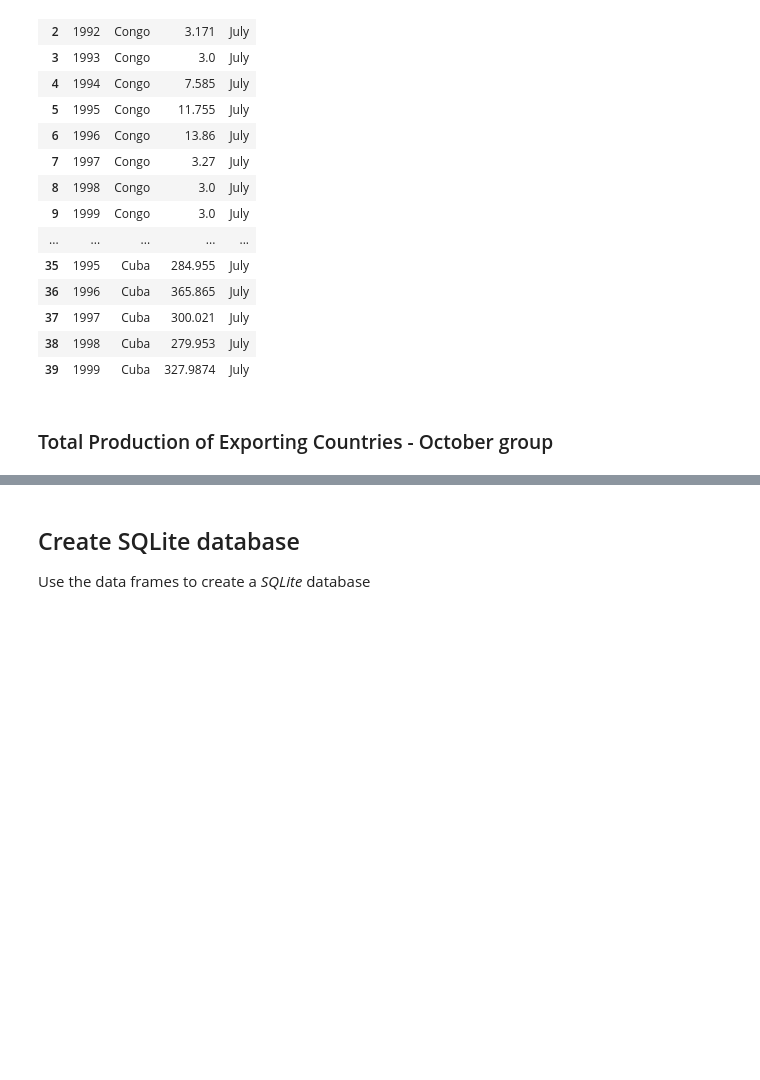
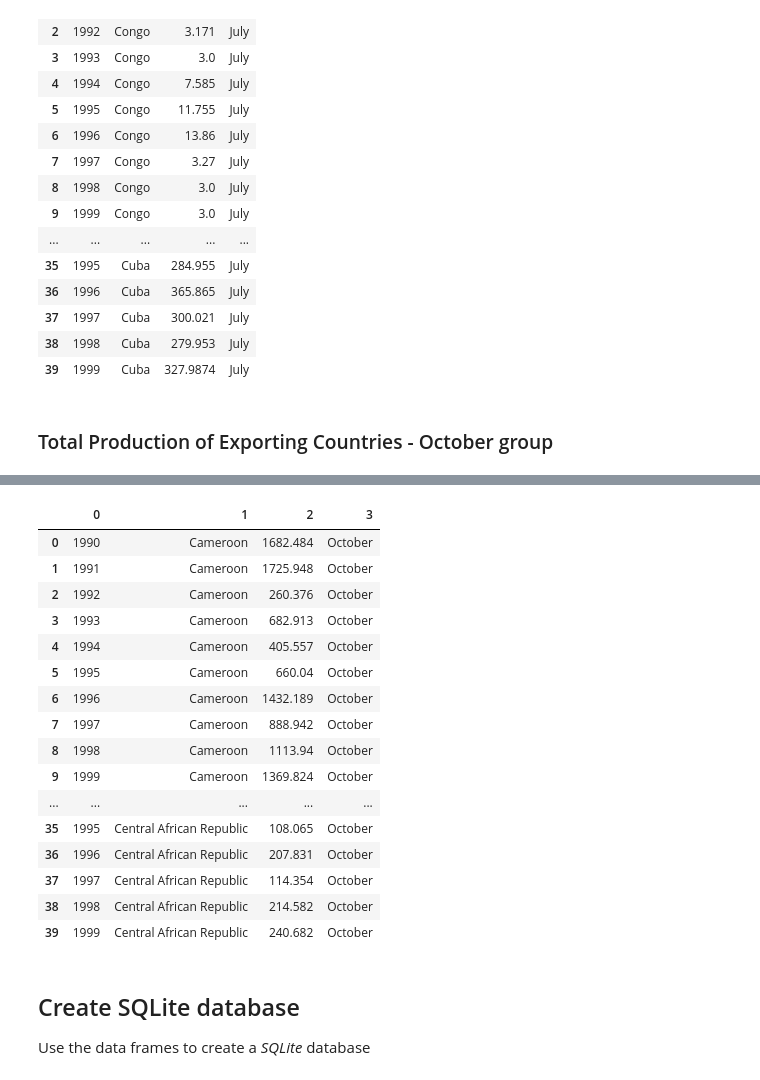
Before and after one commit to nikoelvambuena95/coffee, a Jupyter notebook: coffee.ipynb, the cells around one changed output, grey strips where cells are left out. Drawn from its saved outputs; the diff is of its cells as text; code cells hidden in the pictures; blank space fills up the shorter version.

Commit message:
update database with total production

```diff
--- a/coffee.ipynb
+++ b/coffee.ipynb
@@ -596,7 +596,7 @@ totalProd_july_df.head(40)
 # %% [markdown]
 ### Total Production of Exporting Countries - October group
 # %%
-df = pd.read_csv('resources/totalProduction_july.csv')
+df = pd.read_csv('resources/totalProduction_october.csv')
 # %%
 # Get list of country names
 country_list = []
@@ -639,6 +647,29 @@ for item in range(len(country_list)):
                        big_list[(int((((item + 1)*9)/3)-2))],
                        big_list[((((item + 2)*3)-4))]]).T.reset_index(drop = True)
     final_list.append(df)
+# %%
+# Concat dataframes for normalized (1NF) data structure
+totalProd_october_df = pd.concat(final_list).reset_index(drop = True)
+totalProd_october_df[3] = "October"
+totalProd_october_df.head(40)
+# %% [output]
+|  | 0 | 1 | 2 | 3 |
+| 0 | 1990 | Cameroon | 1682.484 | October |
+| 1 | 1991 | Cameroon | 1725.948 | October |
+| 2 | 1992 | Cameroon | 260.376 | October |
+| 3 | 1993 | Cameroon | 682.913 | October |
+| 4 | 1994 | Cameroon | 405.557 | October |
+| 5 | 1995 | Cameroon | 660.04 | October |
+| 6 | 1996 | Cameroon | 1432.189 | October |
+| 7 | 1997 | Cameroon | 888.942 | October |
+| 8 | 1998 | Cameroon | 1113.94 | October |
+| 9 | 1999 | Cameroon | 1369.824 | October |
+| ... | ... | ... | ... | ... |
+| 35 | 1995 | Central African Republic | 108.065 | October |
+| 36 | 1996 | Central African Republic | 207.831 | October |
+| 37 | 1997 | Central African Republic | 114.354 | October |
+| 38 | 1998 | Central African Republic | 214.582 | October |
+| 39 | 1999 | Central African Republic | 240.682 | October |
 # %% [markdown]
 ## Create SQLite database
 Use the data frames to create a <em>SQLite</em> database
```
Also changed, not shown: parts of 5 cells of this notebook, 1 other file.
